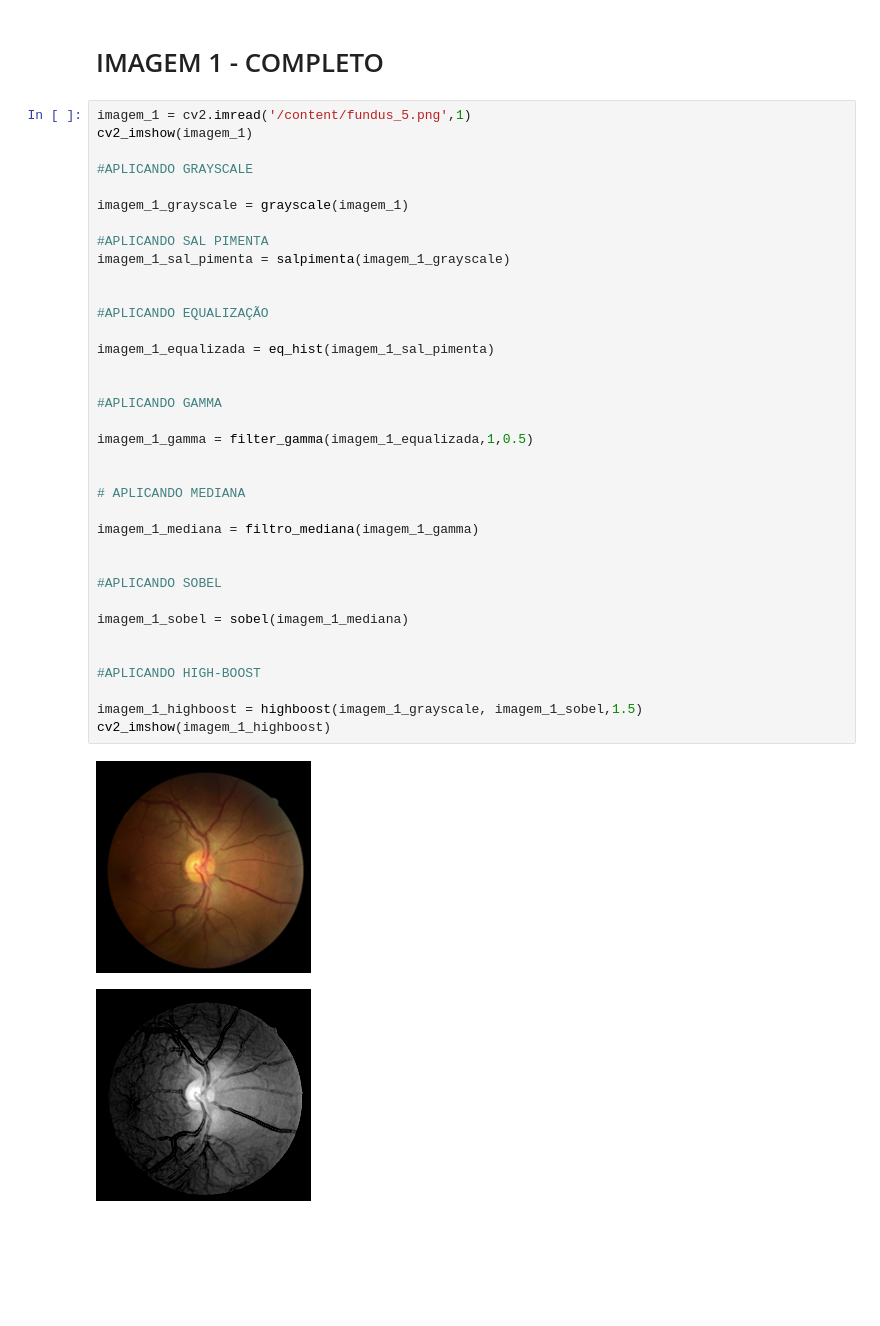
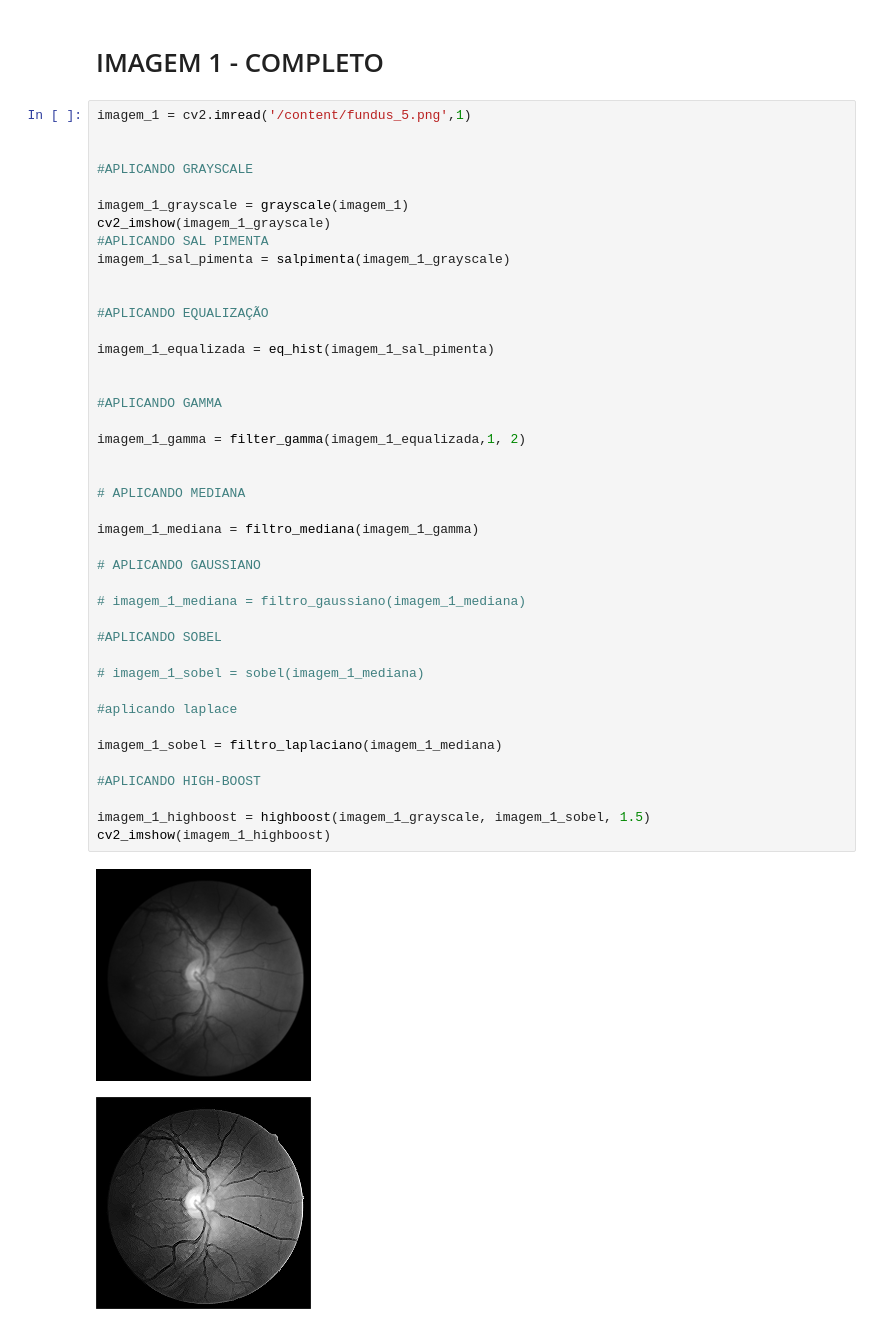
Before and after one commit to hoffera/PDI-Opera-es_Pontuais_e_Filtragem_Espacial, a Jupyter notebook: Projeto_M1_–_Operações_Pontuais_e_Filtragem_Espacial.ipynb, the cells around one changed output. Saved outputs shown, nothing was run; the diff lists cells and outputs as text; blank space fills up the shorter version.

```diff
--- a/Projeto_M1_–_Operações_Pontuais_e_Filtragem_Espacial.ipynb
+++ b/Projeto_M1_–_Operações_Pontuais_e_Filtragem_Espacial.ipynb
@@ -303,40 +303,46 @@ cv2_imshow(imagem_1_highboost)
 # IMAGEM 1 - COMPLETO
 # %%
 imagem_1 = cv2.imread('/content/fundus_5.png',1)
-cv2_imshow(imagem_1)
+
 
 #APLICANDO GRAYSCALE
 
 imagem_1_grayscale = grayscale(imagem_1)
-
+cv2_imshow(imagem_1_grayscale)
 #APLICANDO SAL PIMENTA
 imagem_1_sal_pimenta = salpimenta(imagem_1_grayscale)
 
 
 #APLICANDO EQUALIZAÇÃO
 
 imagem_1_equalizada = eq_hist(imagem_1_sal_pimenta)
 
 
 #APLICANDO GAMMA
 
-imagem_1_gamma = filter_gamma(imagem_1_equalizada,1,0.5)
+imagem_1_gamma = filter_gamma(imagem_1_equalizada,1, 2)
 
 
 # APLICANDO MEDIANA
 
 imagem_1_mediana = filtro_mediana(imagem_1_gamma)
 
+# APLICANDO GAUSSIANO
+
+# imagem_1_mediana = filtro_gaussiano(imagem_1_mediana)
 
 #APLICANDO SOBEL
 
-imagem_1_sobel = sobel(imagem_1_mediana)
+# imagem_1_sobel = sobel(imagem_1_mediana)
 
+#aplicando laplace
+
+imagem_1_sobel = filtro_laplaciano(imagem_1_mediana)
 
 #APLICANDO HIGH-BOOST
 
-imagem_1_highboost = highboost(imagem_1_grayscale, imagem_1_sobel,1.5)
+imagem_1_highboost = highboost(imagem_1_grayscale, imagem_1_sobel, 1.5)
 cv2_imshow(imagem_1_highboost)
 # %% [output]
-[figure, old version]
+[figure, new version]
-[figure, old version]
+[figure, new version]
```
Also changed, not shown: parts of 1 cell of this notebook.
